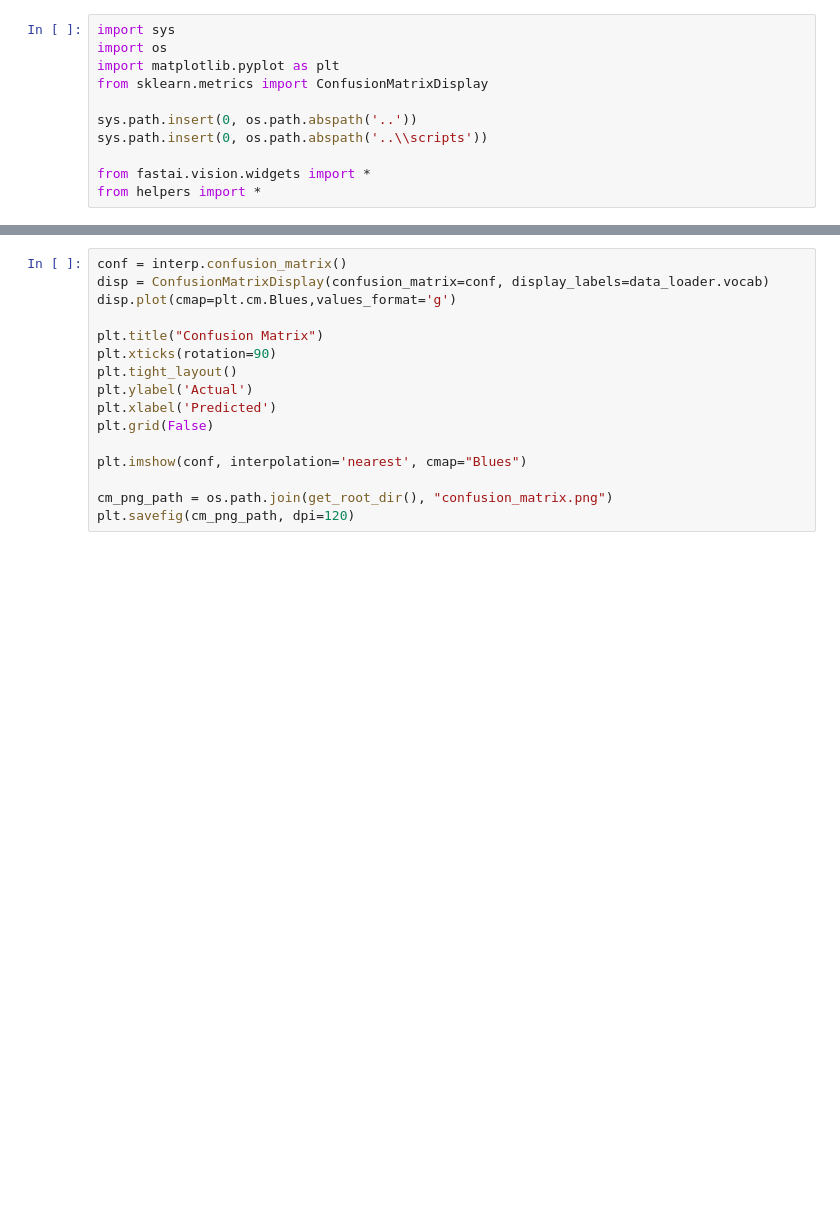
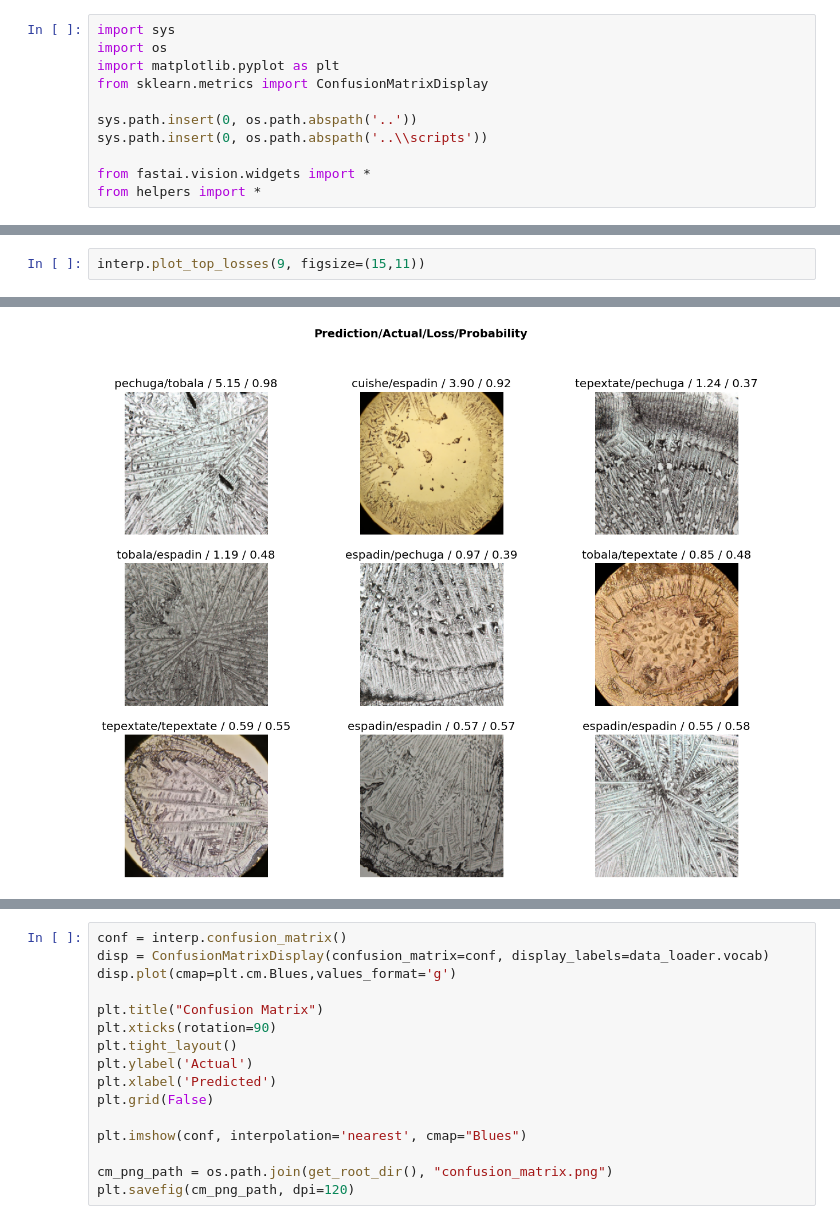
Before and after one commit to salgadev/spiritvision, a Jupyter notebook: notebooks/load_and_plot.ipynb, the cells around one changed output, grey strips where cells are left out. Saved outputs shown, nothing was run; the diff lists cells and outputs as text; blank space fills up the shorter version.

```diff
--- a/notebooks/load_and_plot.ipynb
+++ b/notebooks/load_and_plot.ipynb
@@ -32,0 +32,3 @@ interp.plot_confusion_matrix()
+# %%
+interp.plot_top_losses(9, figsize=(15,11))
+# %% [output]
@@ -32,0 +36 @@ interp.plot_confusion_matrix()
+[figure, added]
```
Also changed, not shown: parts of 4 cells of this notebook, 4 other files.
